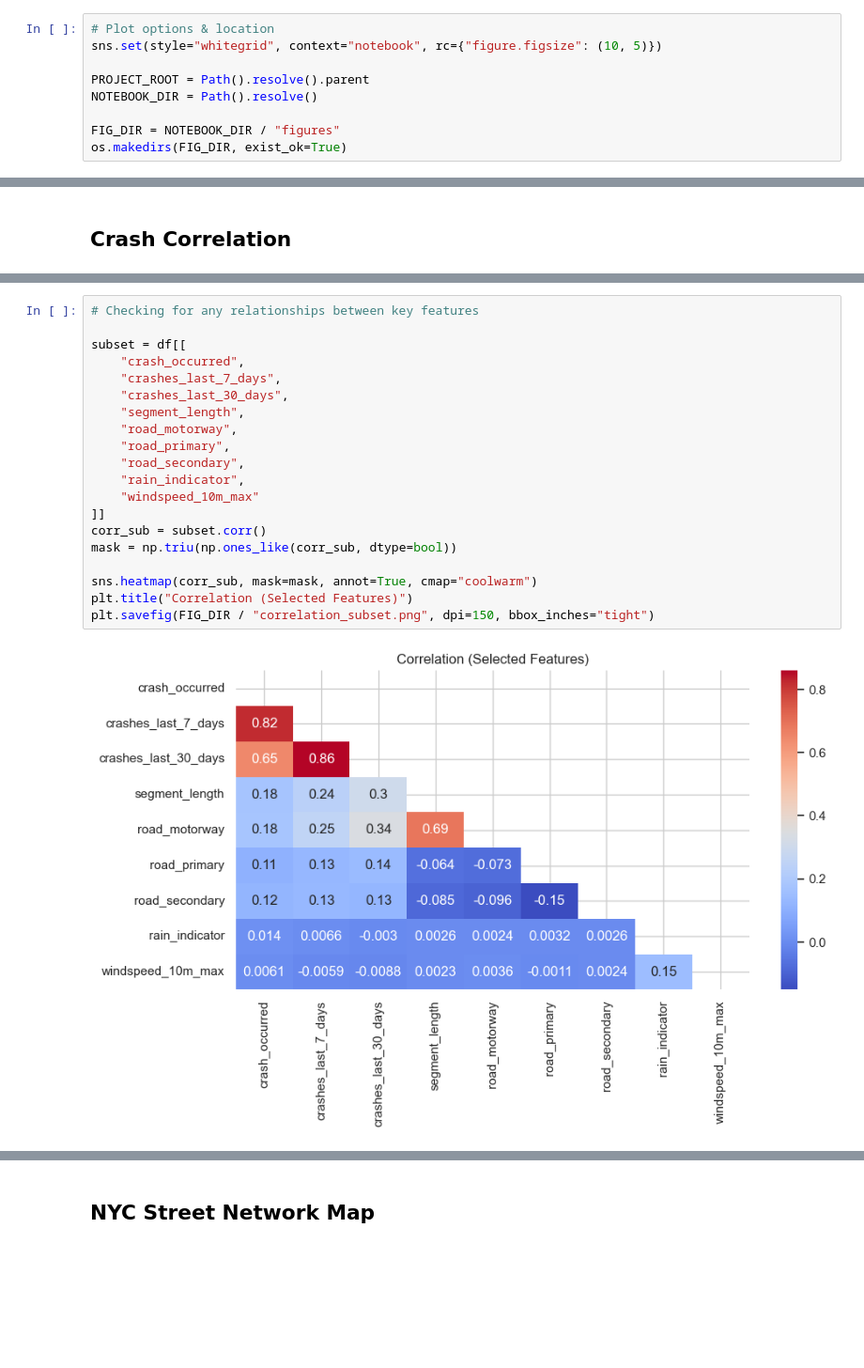
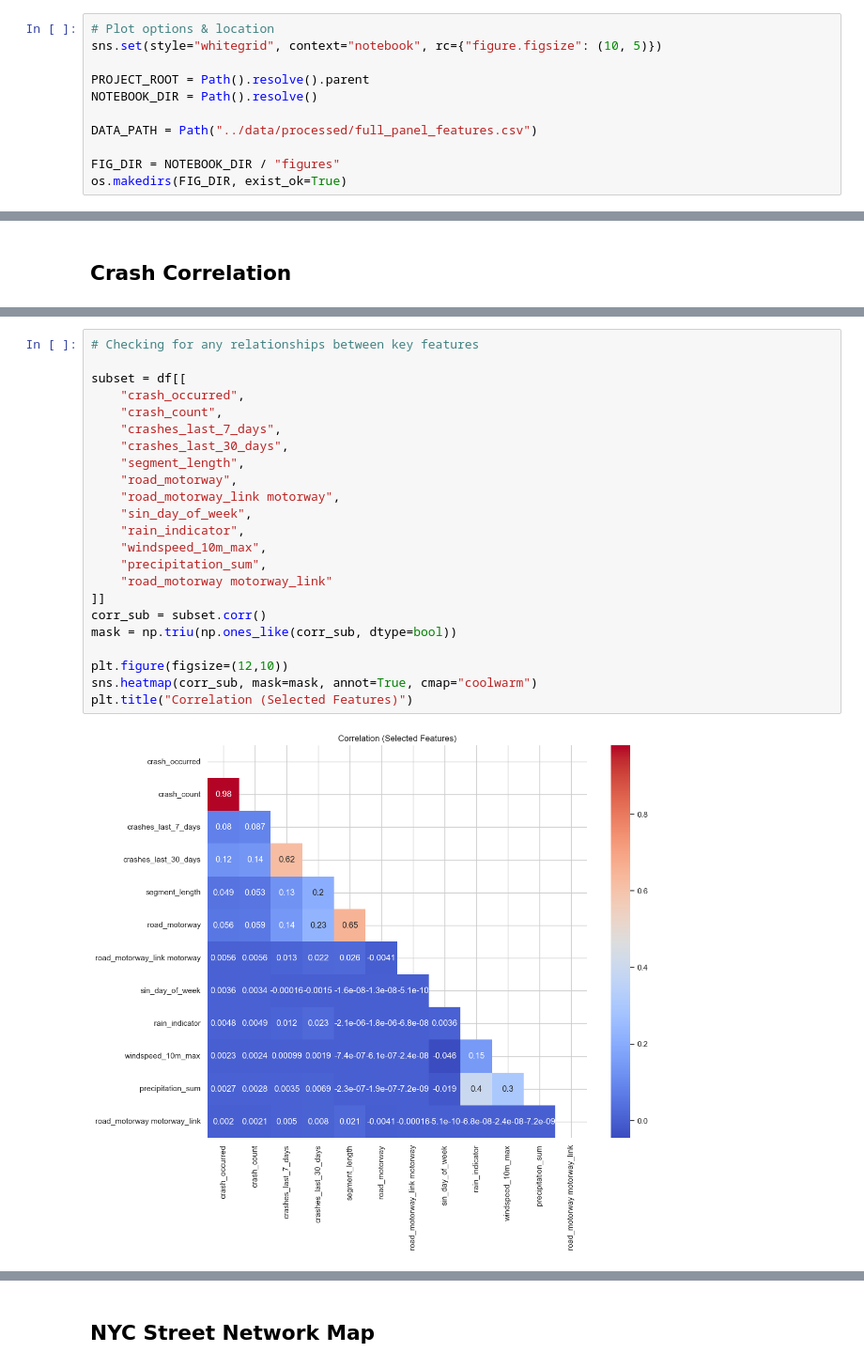
Before and after one commit to Team-SafePath/SafePath, a Jupyter notebook: notebooks/exploration_ML_kevin.ipynb, the cells around one changed output, grey strips where cells are left out. Shown at 94% size. Cells and saved outputs as stored; diff of their text form; blank space fills up the shorter version.

Commit message:
KAN-32 Report Visual Exploration

```diff
--- a/notebooks/exploration_ML_kevin.ipynb
+++ b/notebooks/exploration_ML_kevin.ipynb
@@ -16,5 +16,7 @@ sns.set(style="whitegrid", context="notebook", rc={"figure.figsize": (10, 5)})
 PROJECT_ROOT = Path().resolve().parent
 NOTEBOOK_DIR = Path().resolve()
 
+DATA_PATH = Path("../data/processed/full_panel_features.csv")
+
 FIG_DIR = NOTEBOOK_DIR / "figures"
 os.makedirs(FIG_DIR, exist_ok=True)
@@ -97,22 +190,25 @@ Name: crash_occurred, dtype: float64
 # %%
 # Checking for any relationships between key features
 
 subset = df[[
     "crash_occurred",
+    "crash_count",
     "crashes_last_7_days",
     "crashes_last_30_days",
     "segment_length",
     "road_motorway",
-    "road_primary",
-    "road_secondary",
+    "road_motorway_link motorway",
+    "sin_day_of_week",
     "rain_indicator",
-    "windspeed_10m_max"
+    "windspeed_10m_max",
+    "precipitation_sum",
+    "road_motorway motorway_link"
 ]]
 corr_sub = subset.corr()
 mask = np.triu(np.ones_like(corr_sub, dtype=bool))
 
+plt.figure(figsize=(12,10))
 sns.heatmap(corr_sub, mask=mask, annot=True, cmap="coolwarm")
 plt.title("Correlation (Selected Features)")
-plt.savefig(FIG_DIR / "correlation_subset.png", dpi=150, bbox_inches="tight")
 # %% [output]
-[figure, old version]
+[figure, new version]
```
Also changed, not shown: parts of 18 cells of this notebook, 4 other files.
